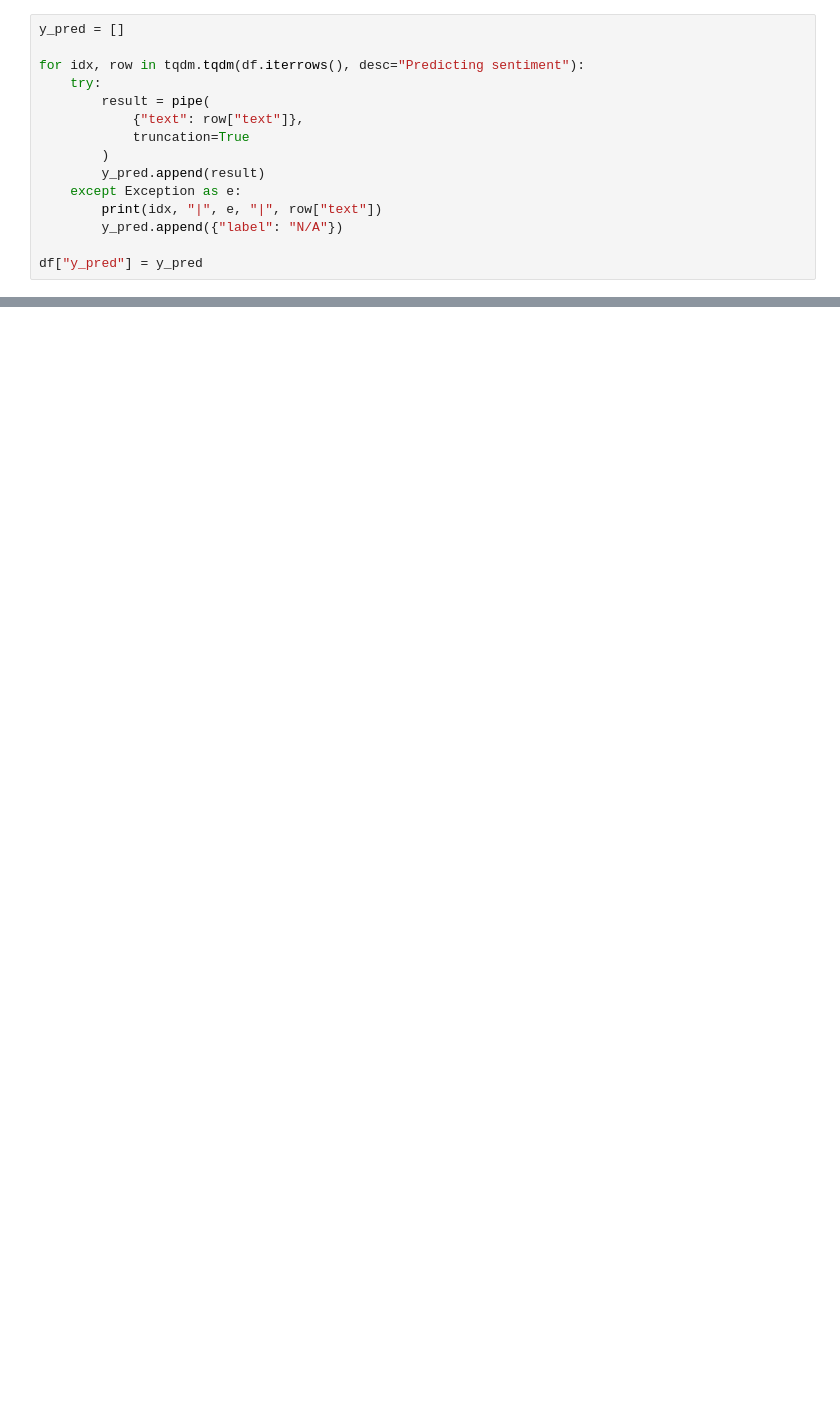
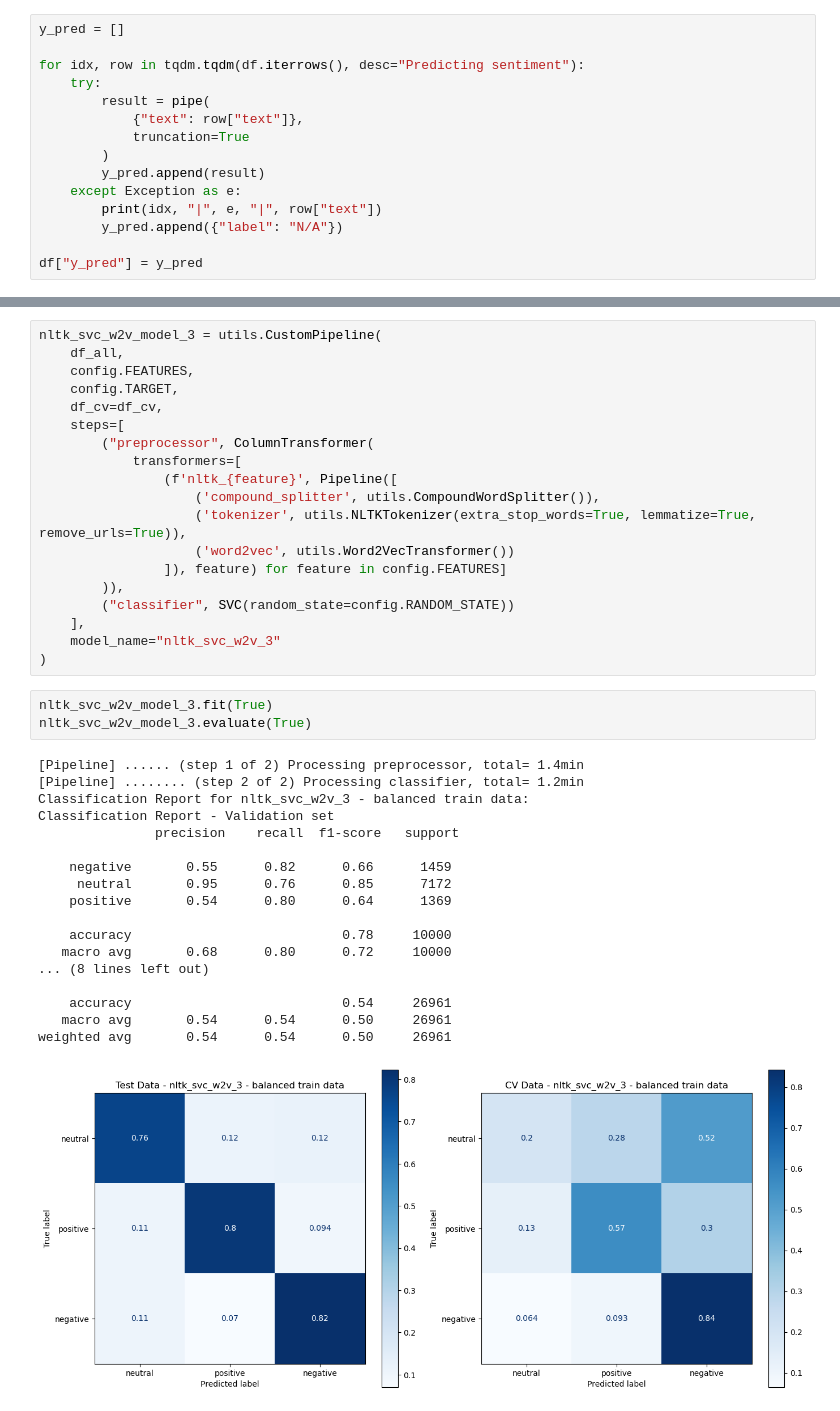
Before and after one commit to NiklasSeitherDHBW/NLP-CrowdFlow, a Jupyter notebook: src/finbert.ipynb, the cells around one changed output, grey strips where cells are left out. Drawn from its saved outputs; the diff is of its cells as text; blank space fills up the shorter version.

```diff
--- a/src/finbert.ipynb
+++ b/src/finbert.ipynb
@@ -41,0 +239,41 @@ disp.plot(cmap=plt.cm.Blues)
+# %%
+nltk_svc_w2v_model_3 = utils.CustomPipeline(
+    df_all,
+    config.FEATURES,
+    config.TARGET,
+    df_cv=df_cv,
+    steps=[
+        ("preprocessor", ColumnTransformer(
+            transformers=[
+                (f'nltk_{feature}', Pipeline([
+                    ('compound_splitter', utils.CompoundWordSplitter()),
+                    ('tokenizer', utils.NLTKTokenizer(extra_stop_words=True, lemmatize=True, remove_urls=True)),
+                    ('word2vec', utils.Word2VecTransformer())
+                ]), feature) for feature in config.FEATURES]
+        )),
+        ("classifier", SVC(random_state=config.RANDOM_STATE))
+    ],
+    model_name="nltk_svc_w2v_3"
+)
+# %%
+nltk_svc_w2v_model_3.fit(True)
+nltk_svc_w2v_model_3.evaluate(True)
+# %% [output]
+[Pipeline] ...... (step 1 of 2) Processing preprocessor, total= 1.4min
+[Pipeline] ........ (step 2 of 2) Processing classifier, total= 1.2min
+Classification Report for nltk_svc_w2v_3 - balanced train data:
+Classification Report - Validation set
+               precision    recall  f1-score   support
+
+    negative       0.55      0.82      0.66      1459
+     neutral       0.95      0.76      0.85      7172
+    positive       0.54      0.80      0.64      1369
+
+    accuracy                           0.78     10000
+   macro avg       0.68      0.80      0.72     10000
+... (8 lines left out)
+
+    accuracy                           0.54     26961
+   macro avg       0.54      0.54      0.50     26961
+weighted avg       0.54      0.54      0.50     26961
+[figure, added]
```
Also changed, not shown: parts of 18 cells of this notebook.
